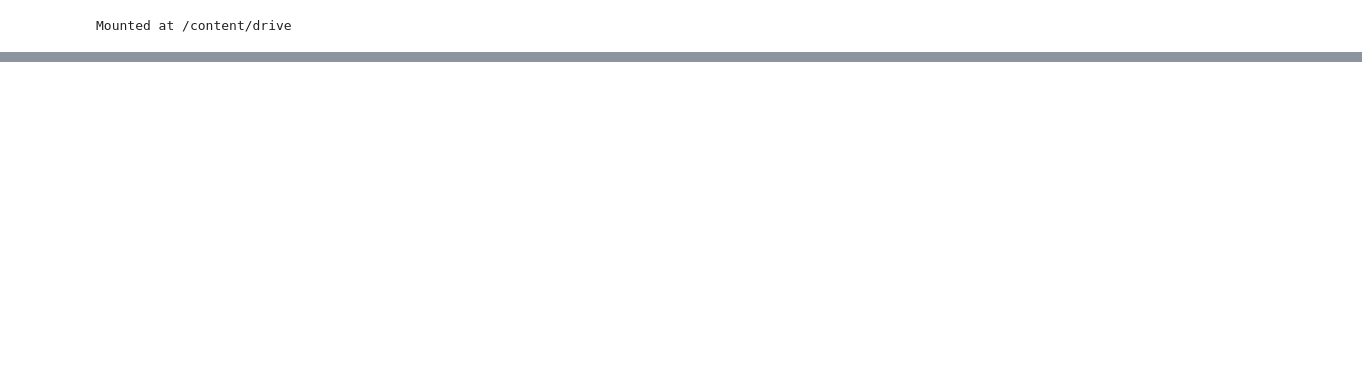
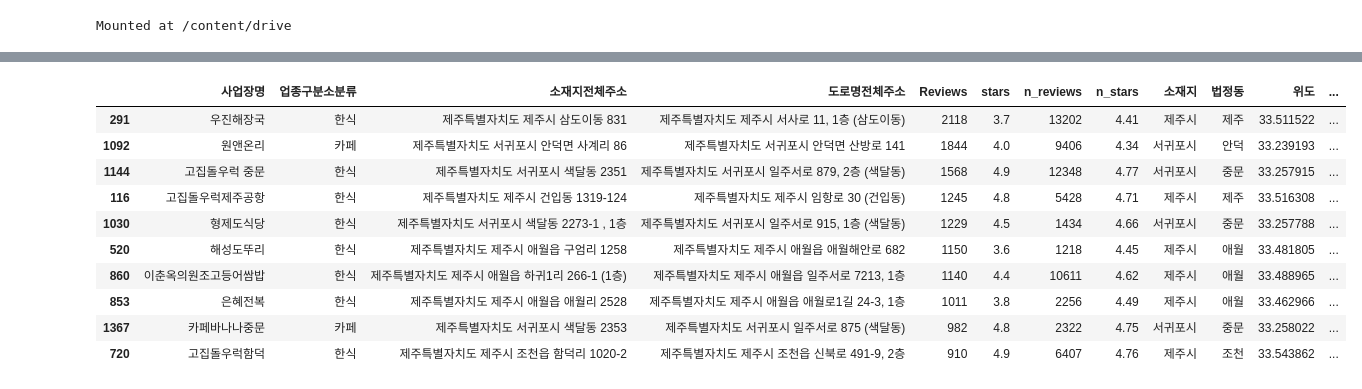
Before and after one commit to SNOOthiking/jeju, a Jupyter notebook: 최종본.ipynb, the cells around one changed output, grey strips where cells are left out. Saved outputs shown, nothing was run; the diff lists cells and outputs as text; code cells hidden in the pictures; blank space fills up the shorter version.

```diff
--- a/최종본.ipynb
+++ b/최종본.ipynb
@@ -27,0 +366,14 @@ jeju
+# %%
+jeju.loc[jeju.Reviews.sort_values(ascending=False)[:10].index]
+# %% [output]
+|  | 사업장명 | 업종구분소분류 | 소재지전체주소 | 도로명전체주소 | Reviews | stars | n_reviews | n_stars | 소재지 | 법정동 | 위도 | ... |
+| 291 | 우진해장국 | 한식 | 제주특별자치도 제주시 삼도이동 831 | 제주특별자치도 제주시 서사로 11, 1층 (삼도이동) | 2118 | 3.7 | 13202 | 4.41 | 제주시 | 제주 | 33.511522 | ... |
+| 1092 | 원앤온리 | 카페 | 제주특별자치도 서귀포시 안덕면 사계리 86 | 제주특별자치도 서귀포시 안덕면 산방로 141 | 1844 | 4.0 | 9406 | 4.34 | 서귀포시 | 안덕 | 33.239193 | ... |
+| 1144 | 고집돌우럭 중문 | 한식 | 제주특별자치도 서귀포시 색달동 2351 | 제주특별자치도 서귀포시 일주서로 879, 2층 (색달동) | 1568 | 4.9 | 12348 | 4.77 | 서귀포시 | 중문 | 33.257915 | ... |
+| 116 | 고집돌우럭제주공항 | 한식 | 제주특별자치도 제주시 건입동 1319-124 | 제주특별자치도 제주시 임항로 30 (건입동) | 1245 | 4.8 | 5428 | 4.71 | 제주시 | 제주 | 33.516308 | ... |
+| 1030 | 형제도식당 | 한식 | 제주특별자치도 서귀포시 색달동 2273-1 , 1층 | 제주특별자치도 서귀포시 일주서로 915, 1층 (색달동) | 1229 | 4.5 | 1434 | 4.66 | 서귀포시 | 중문 | 33.257788 | ... |
+| 520 | 해성도뚜리 | 한식 | 제주특별자치도 제주시 애월읍 구엄리 1258 | 제주특별자치도 제주시 애월읍 애월해안로 682 | 1150 | 3.6 | 1218 | 4.45 | 제주시 | 애월 | 33.481805 | ... |
+| 860 | 이춘옥의원조고등어쌈밥 | 한식 | 제주특별자치도 제주시 애월읍 하귀1리 266-1 (1층) | 제주특별자치도 제주시 애월읍 일주서로 7213, 1층 | 1140 | 4.4 | 10611 | 4.62 | 제주시 | 애월 | 33.488965 | ... |
+| 853 | 은혜전복 | 한식 | 제주특별자치도 제주시 애월읍 애월리 2528 | 제주특별자치도 제주시 애월읍 애월로1길 24-3, 1층 | 1011 | 3.8 | 2256 | 4.49 | 제주시 | 애월 | 33.462966 | ... |
+| 1367 | 카페바나나중문 | 카페 | 제주특별자치도 서귀포시 색달동 2353 | 제주특별자치도 서귀포시 일주서로 875 (색달동) | 982 | 4.8 | 2322 | 4.75 | 서귀포시 | 중문 | 33.258022 | ... |
+| 720 | 고집돌우럭함덕 | 한식 | 제주특별자치도 제주시 조천읍 함덕리 1020-2 | 제주특별자치도 제주시 조천읍 신북로 491-9, 2층 | 910 | 4.9 | 6407 | 4.76 | 제주시 | 조천 | 33.543862 | ... |
```
Also changed, not shown: parts of 29 cells of this notebook.
